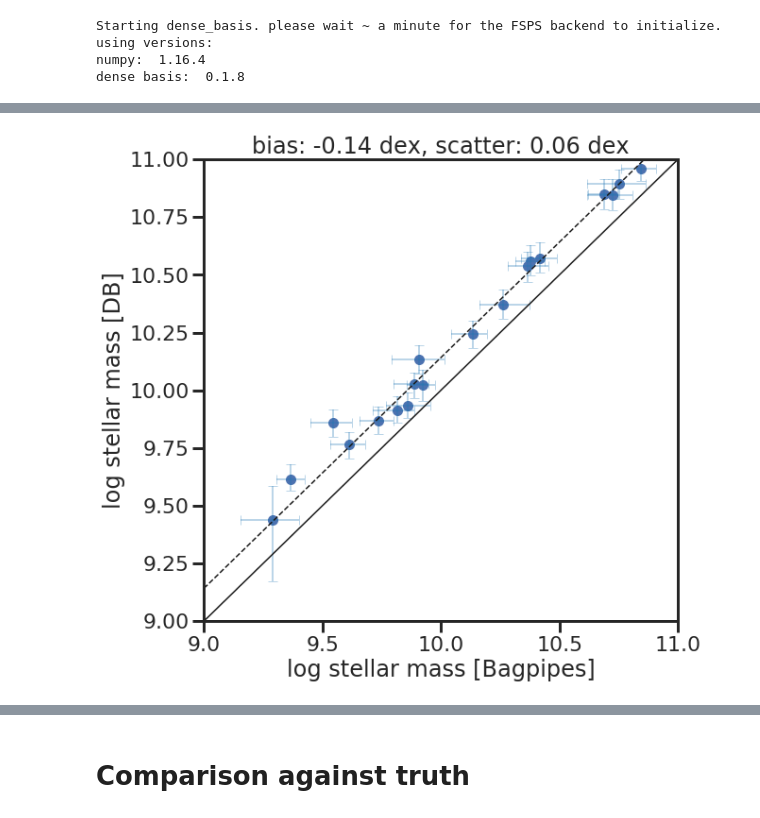
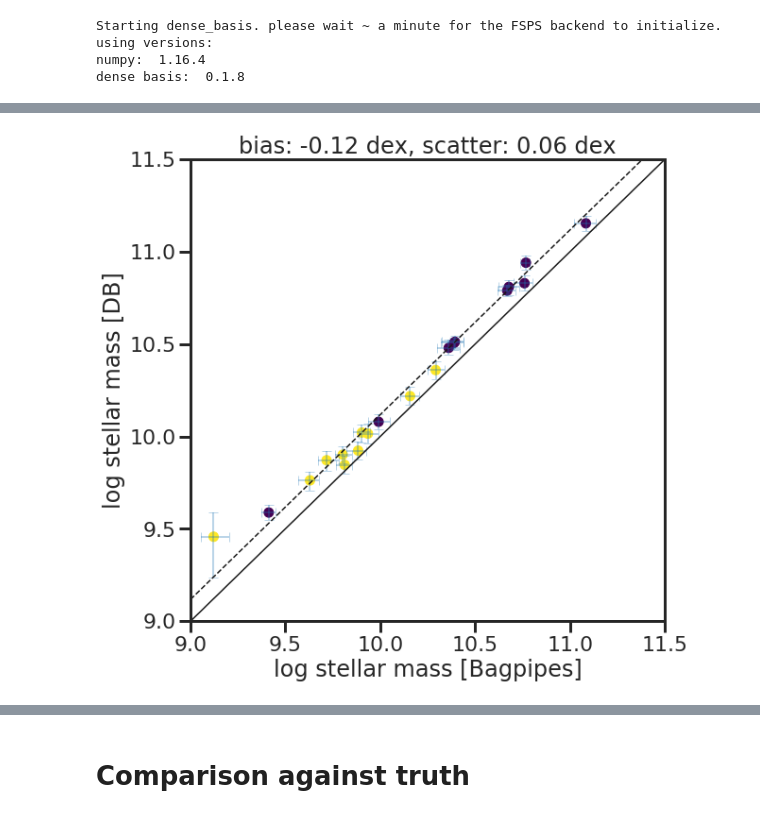
Before and after one commit to kartheikiyer/canucs_analysis, a Jupyter notebook: CANUCS fits - comparing results.ipynb, the cells around one changed output, grey strips where cells are left out. Saved outputs shown, nothing was run; the diff lists cells and outputs as text; code cells hidden in the pictures.

```diff
--- a/CANUCS fits - comparing results.ipynb
+++ b/CANUCS fits - comparing results.ipynb
@@ -41,5 +41,6 @@ Table length=20
 # %%
-bagpipes_fits = Table.read('bagpipes_test_v1.fits')
+#bagpipes_fits = Table.read('bagpipes_test_v1.fits')
+bagpipes_fits = Table.read('bagpipes_snr30_v1.fits')
 bagpipes_fits
 # %% [output]
 Table length=20
@@ -90,35 +111,38 @@ Table length=20
+# %%
+colorvals = np.zeros((20,))
+colorvals[10:] = 1.0
 # %%
 
 plt.figure(figsize=(9,9))
 
 xdata = bagpipes_fits['stellar_mass_50']
 xerr_lo = bagpipes_fits['stellar_mass_50'] - bagpipes_fits['stellar_mass_16']
 xerr_hi = bagpipes_fits['stellar_mass_84'] - bagpipes_fits['stellar_mass_50']
 ydata = db_fits['mstar_50']
 yerr_lo = db_fits['mstar_50'] - db_fits['mstar_16']
 yerr_hi = db_fits['mstar_84'] - db_fits['mstar_50']
 xlabel_val = 'log stellar mass [Bagpipes]'
 ylabel_val = 'log stellar mass [DB]'
 medbias = np.nanmedian(xdata-ydata)
 medscatter = np.nanstd(xdata-(ydata+medbias))
 titlestr = 'bias: %.2f dex, scatter: %.2f dex' %(medbias, medscatter)
 
-plt.scatter(xdata,ydata,s=100)
+plt.scatter(xdata,ydata,s=100,c=colorvals,cmap='viridis')
 plt.errorbar(xdata,ydata,xerr = (xerr_lo,xerr_hi), yerr = (yerr_lo, yerr_hi),
             lw=0,elinewidth=2,capsize=5,color='tab:blue',alpha=0.3)
-plt.plot([9,11],[9,11],'k-')
-plt.plot([9,11],[9-medbias,11-medbias],'k--')
-plt.axis([9,11,9,11])
+plt.plot([9,11.5],[9,11.5],'k-')
+plt.plot([9,11.5],[9-medbias,11.5-medbias],'k--')
+plt.axis([9,11.5,9,11.5])
 
 plt.xlabel(xlabel_val)
 plt.ylabel(ylabel_val)
 plt.title(titlestr)
 
-plt.savefig('DB_Bagpipes_mass_comparison.png',bbox_inches='tight')
+plt.savefig('DB_Bagpipes_snr30_mass_comparison.png',bbox_inches='tight')
 
 plt.show()
 # %% [output]
-[figure, old version]
+[figure, new version]
 # %%
 
 plt.figure(figsize=(9,9))
```
Also changed, not shown: parts of 13 cells of this notebook, 38 other files.
